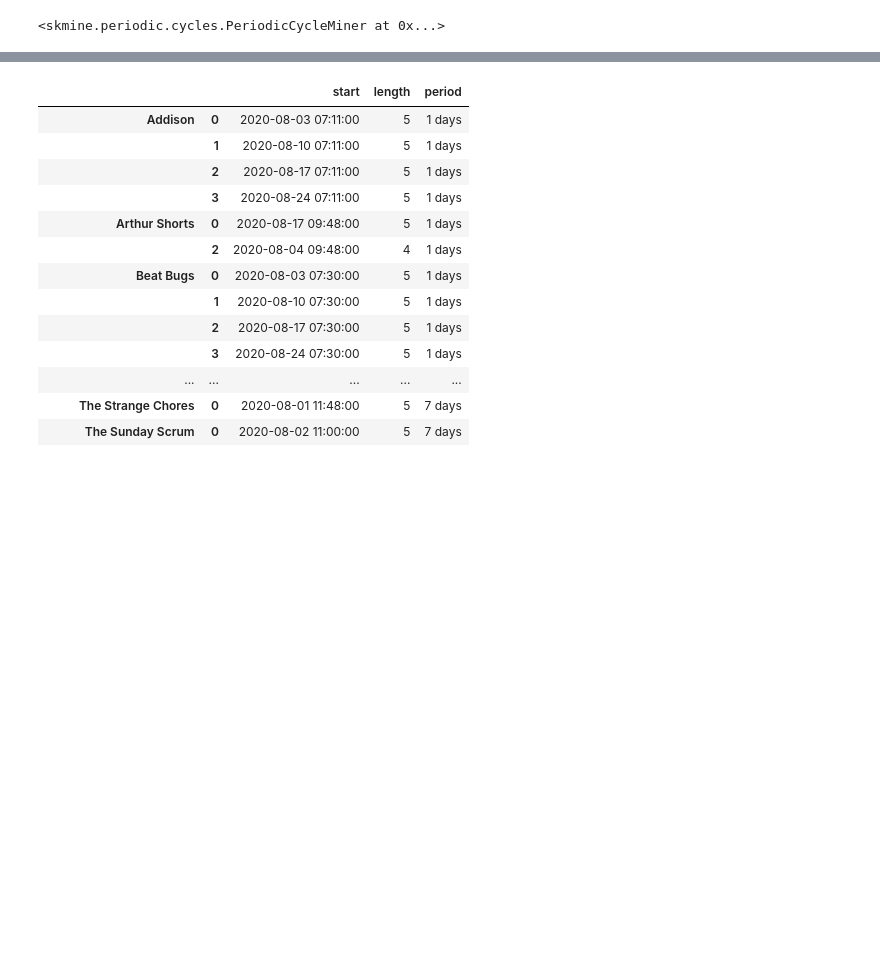
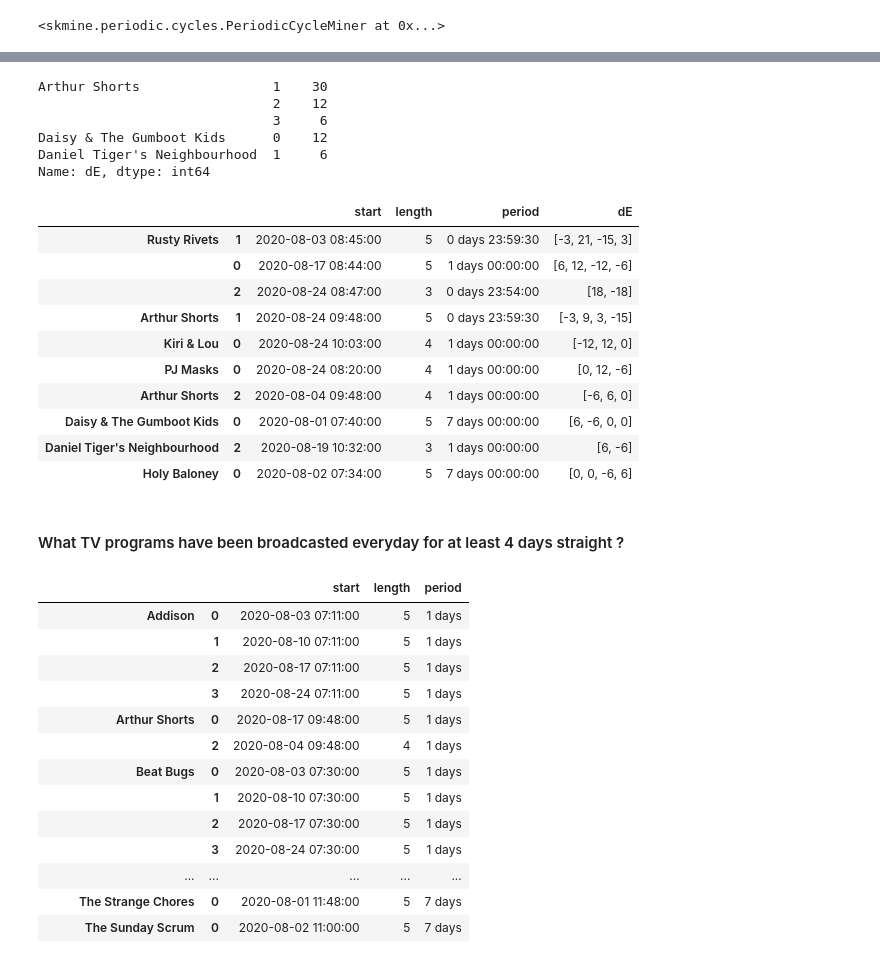
Before and after one commit to scikit-mine/scikit-mine, a Jupyter notebook: docs/tutorials/periodic/periodic_canadian_tv.ipynb, the cells around one changed output, grey strips where cells are left out. Drawn from its saved outputs; the diff is of its cells as text; code cells hidden in the pictures; blank space fills up the shorter version.

```diff
--- a/docs/tutorials/periodic/periodic_canadian_tv.ipynb
+++ b/docs/tutorials/periodic/periodic_canadian_tv.ipynb
@@ -121,0 +156,4 @@ cycles.nlargest(20, columns="length")
+# %%
+import numpy as np
+full_cycles = pcm.discover(shifts=True)
+full_cycles.head()
@@ -122,3 +167,33 @@ cycles.nlargest(20, columns="length")
+# %%
+def absolute_sum(*args):
+    return sum(map(abs, *args))
+
+shift_sums = full_cycles["dE"].map(absolute_sum)
+shift_sums[shift_sums != 0].head()
+# %% [output]
+Arthur Shorts                 1    30
+                              2    12
+                              3     6
+Daisy & The Gumboot Kids      0    12
+Daniel Tiger's Neighbourhood  1     6
+Name: dE, dtype: int64
+# %%
+unpunctuals = shift_sums.nlargest(10).index
+full_cycles.loc[unpunctuals]
+# %% [output]
+|  |  | start | length | period | dE |
+| Rusty Rivets | 1 | 2020-08-03 08:45:00 | 5 | 0 days 23:59:30 | [-3, 21, -15, 3] |
+|  | 0 | 2020-08-17 08:44:00 | 5 | 1 days 00:00:00 | [6, 12, -12, -6] |
+|  | 2 | 2020-08-24 08:47:00 | 3 | 0 days 23:54:00 | [18, -18] |
+| Arthur Shorts | 1 | 2020-08-24 09:48:00 | 5 | 0 days 23:59:30 | [-3, 9, 3, -15] |
+| Kiri & Lou | 0 | 2020-08-24 10:03:00 | 4 | 1 days 00:00:00 | [-12, 12, 0] |
+| PJ Masks | 0 | 2020-08-24 08:20:00 | 4 | 1 days 00:00:00 | [0, 12, -6] |
+| Arthur Shorts | 2 | 2020-08-04 09:48:00 | 4 | 1 days 00:00:00 | [-6, 6, 0] |
+| Daisy & The Gumboot Kids | 0 | 2020-08-01 07:40:00 | 5 | 7 days 00:00:00 | [6, -6, 0, 0] |
+| Daniel Tiger's Neighbourhood | 2 | 2020-08-19 10:32:00 | 3 | 1 days 00:00:00 | [6, -6] |
+| Holy Baloney | 0 | 2020-08-02 07:34:00 | 5 | 7 days 00:00:00 | [0, 0, -6, 6] |
+# %% [markdown]
+#### What TV programs have been broadcasted everyday for at least 4 days straight ?
 # %%
 cycles.query('length >= 4 and period >= "1 days"', engine='python')
 # %% [output]
```
Also changed, not shown: parts of 24 cells of this notebook.
